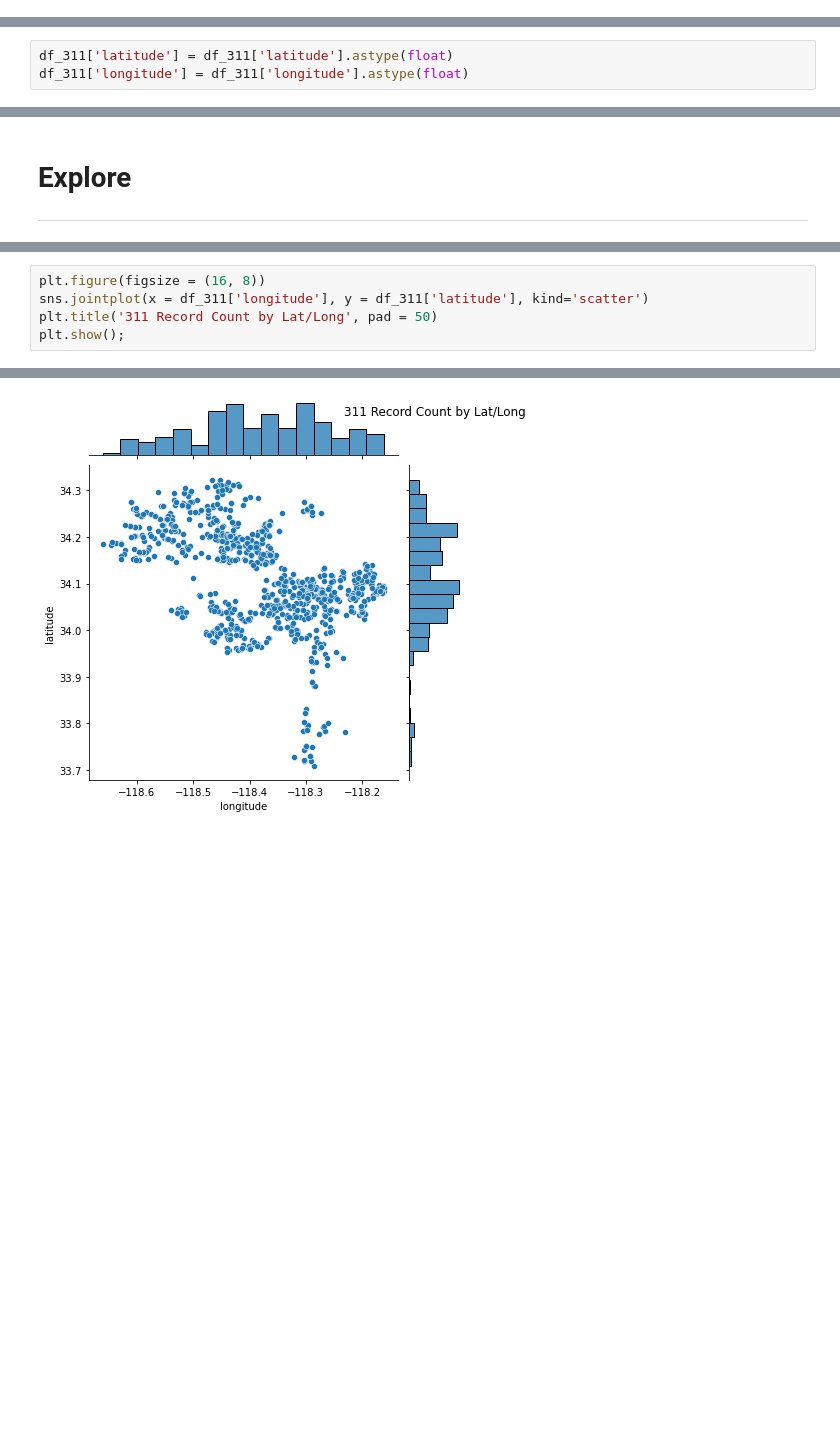
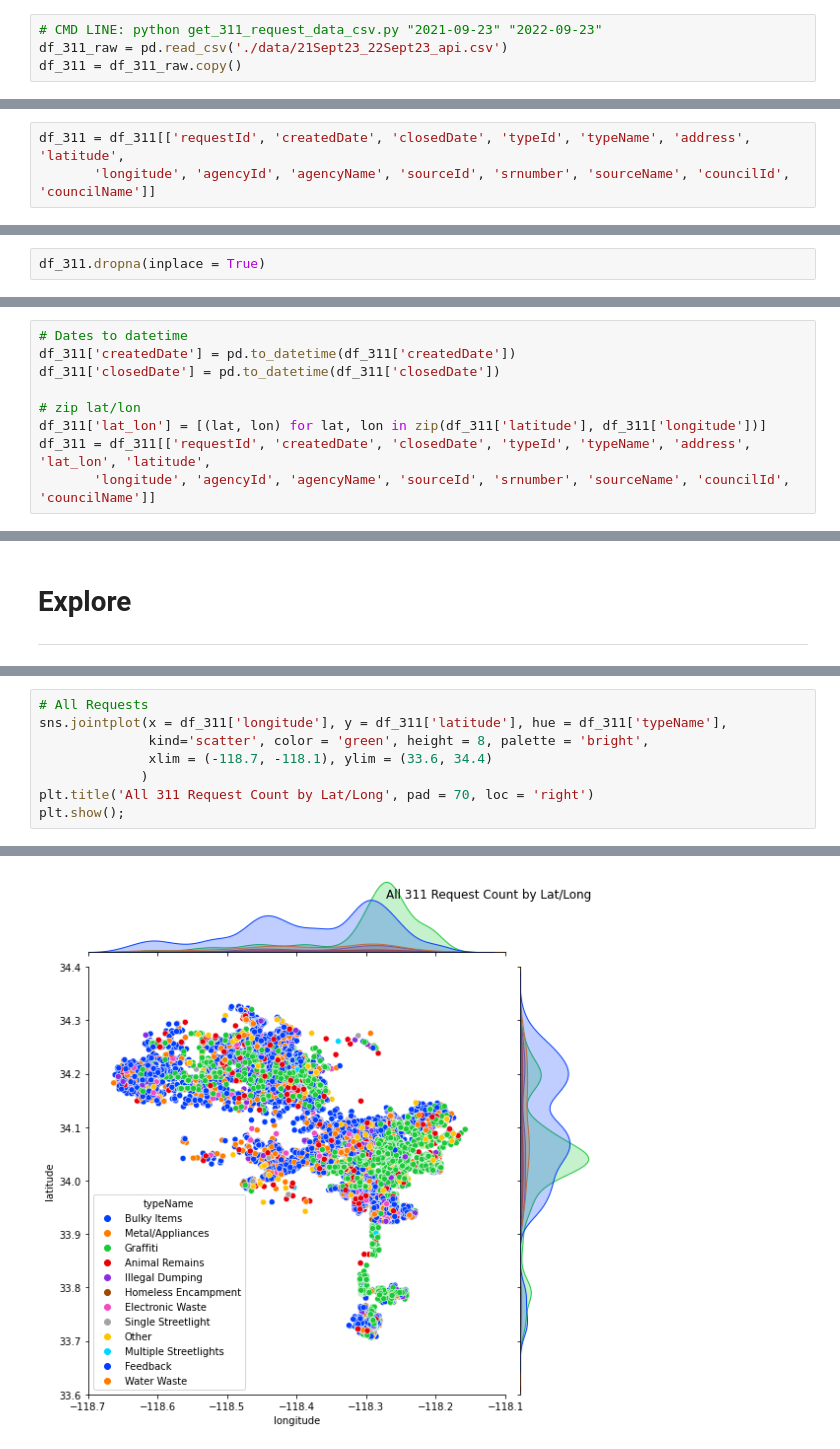
Before and after one commit to ajmachado42/Hack-for-LA-311-Data, a Jupyter notebook: I-1279/01_api_clean_eda.ipynb, the cells around one changed output, grey strips where cells are left out. Saved outputs shown, nothing was run; the diff lists cells and outputs as text; blank space fills up the shorter version.

Commit message:
updated with larger dataset for past year (09/23/2021 - 09/23/22); updated EDA and explored locations with more than 2 requests for the year

```diff
--- a/I-1279/01_api_clean_eda.ipynb
+++ b/I-1279/01_api_clean_eda.ipynb
@@ -33,0 +38,4 @@ Status: 200
+# %%
+# CMD LINE: python get_311_request_data_csv.py "2021-09-23" "2022-09-23"
+df_311_raw = pd.read_csv('./data/21Sept23_22Sept23_api.csv')
+df_311 = df_311_raw.copy()
@@ -59 +77,4 @@ Index(['zipcode', 'suffix', 'srnumber', 'updateddate', 'closeddate', 'cd',
       dtype='object')
+# %%
+df_311 = df_311[['requestId', 'createdDate', 'closedDate', 'typeId', 'typeName', 'address', 'latitude',
+       'longitude', 'agencyId', 'agencyName', 'sourceId', 'srnumber', 'sourceName', 'councilId', 'councilName']]
@@ -63,0 +87,2 @@ df_311.isnull().sum().sum()
+# %%
+df_311.dropna(inplace = True)
@@ -66,3 +110,9 @@ df_311.isnull().sum().sum()
 # %%
-df_311['latitude'] = df_311['latitude'].astype(float)
-df_311['longitude'] = df_311['longitude'].astype(float)
+# Dates to datetime
+df_311['createdDate'] = pd.to_datetime(df_311['createdDate'])
+df_311['closedDate'] = pd.to_datetime(df_311['closedDate'])
+
+# zip lat/lon
+df_311['lat_lon'] = [(lat, lon) for lat, lon in zip(df_311['latitude'], df_311['longitude'])]
+df_311 = df_311[['requestId', 'createdDate', 'closedDate', 'typeId', 'typeName', 'address', 'lat_lon', 'latitude',
+       'longitude', 'agencyId', 'agencyName', 'sourceId', 'srnumber', 'sourceName', 'councilId', 'councilName']]
@@ -80,6 +154,9 @@ plt.xticks(rotation=90);
 # %%
-plt.figure(figsize = (16, 8))
-sns.jointplot(x = df_311['longitude'], y = df_311['latitude'], kind='scatter')
-plt.title('311 Record Count by Lat/Long', pad = 50)
+# All Requests
+sns.jointplot(x = df_311['longitude'], y = df_311['latitude'], hue = df_311['typeName'],
+              kind='scatter', color = 'green', height = 8, palette = 'bright',
+              xlim = (-118.7, -118.1), ylim = (33.6, 34.4)
+             )
+plt.title('All 311 Request Count by Lat/Long', pad = 70, loc = 'right')
 plt.show();
 # %% [output]
@@ -87 +163 @@ plt.show();
-[figure, old version]
+[figure, new version]
```
Also changed, not shown: parts of 32 cells of this notebook, 4 other files.
